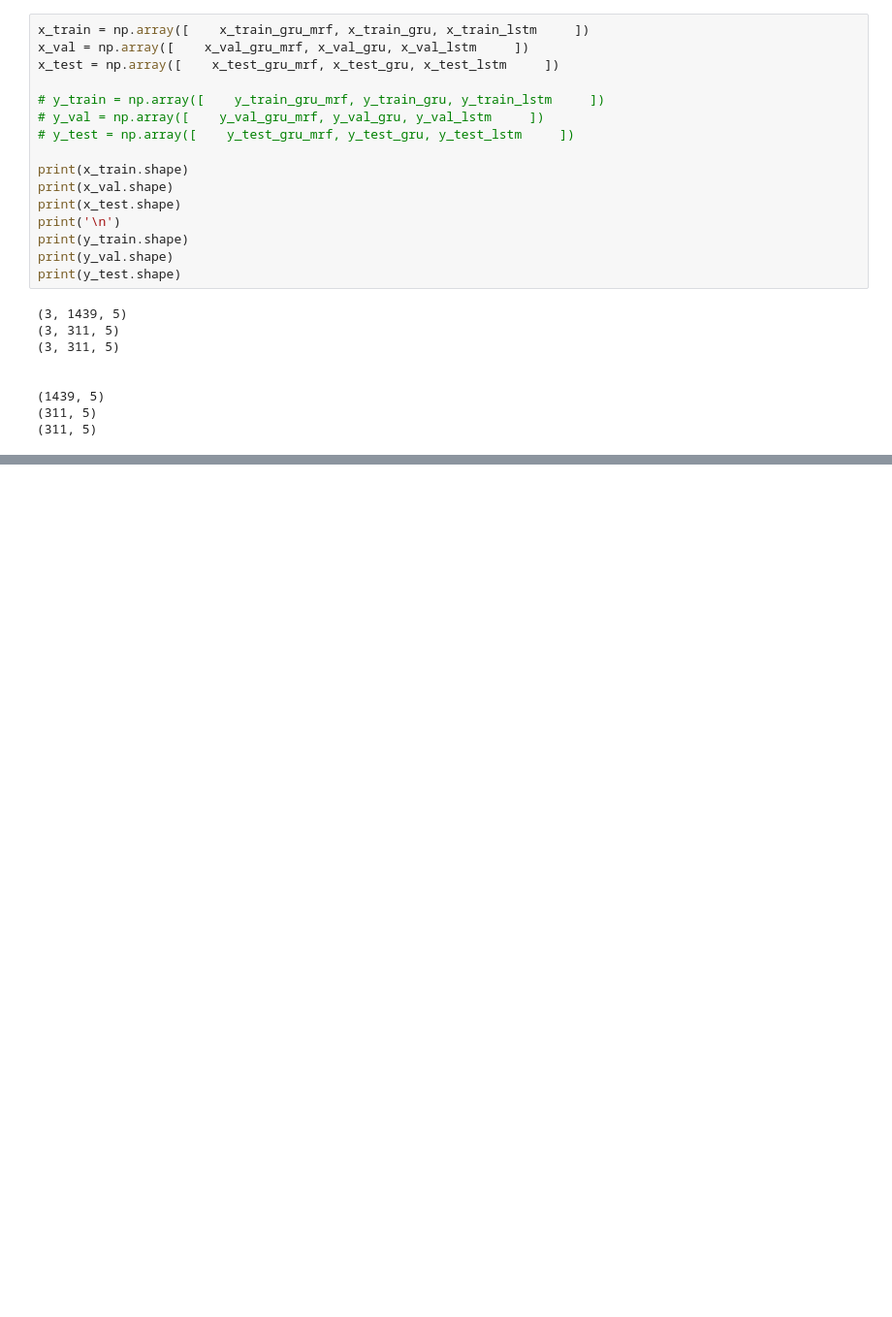
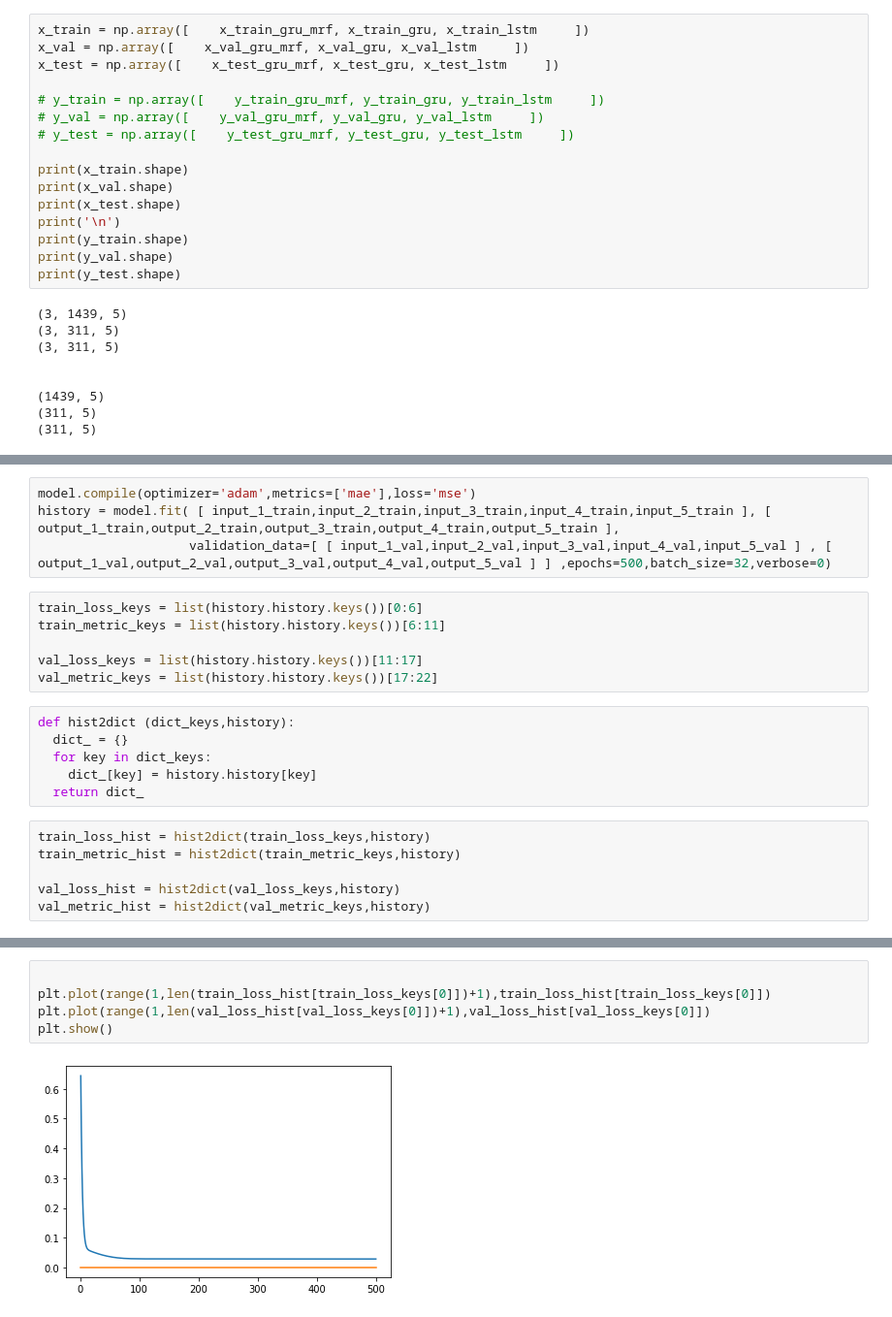
Before and after one commit to rtegao/Pharma-Sales, a Jupyter notebook: EsembleLearning/EsembleRNN.ipynb, the cells around one changed output, grey strips where cells are left out. Shown at 97% size. Cells and saved outputs as stored; diff of their text form; blank space fills up the shorter version.

```diff
--- a/EsembleLearning/EsembleRNN.ipynb
+++ b/EsembleLearning/EsembleRNN.ipynb
@@ -484,0 +470,22 @@ model.get_weights()
+# %%
+model.compile(optimizer='adam',metrics=['mae'],loss='mse')
+history = model.fit( [ input_1_train,input_2_train,input_3_train,input_4_train,input_5_train ], [ output_1_train,output_2_train,output_3_train,output_4_train,output_5_train ],
+                    validation_data=[ [ input_1_val,input_2_val,input_3_val,input_4_val,input_5_val ] , [ output_1_val,output_2_val,output_3_val,output_4_val,output_5_val ] ] ,epochs=500,batch_size=32,verbose=0)
+# %%
+train_loss_keys = list(history.history.keys())[0:6]
+train_metric_keys = list(history.history.keys())[6:11]
+
+val_loss_keys = list(history.history.keys())[11:17]
+val_metric_keys = list(history.history.keys())[17:22]
+# %%
+def hist2dict (dict_keys,history):
+  dict_ = {}
+  for key in dict_keys:
+    dict_[key] = history.history[key]
+  return dict_
+# %%
+train_loss_hist = hist2dict(train_loss_keys,history)
+train_metric_hist = hist2dict(train_metric_keys,history)
+
+val_loss_hist = hist2dict(val_loss_keys,history)
+val_metric_hist = hist2dict(val_metric_keys,history)
@@ -484,0 +518,7 @@ model.get_weights()
+# %%
+
+plt.plot(range(1,len(train_loss_hist[train_loss_keys[0]])+1),train_loss_hist[train_loss_keys[0]])
+plt.plot(range(1,len(val_loss_hist[val_loss_keys[0]])+1),val_loss_hist[val_loss_keys[0]])
+plt.show()
+# %% [output]
+[figure, added]
```
Also changed, not shown: parts of 11 cells of this notebook, 1 other file.
